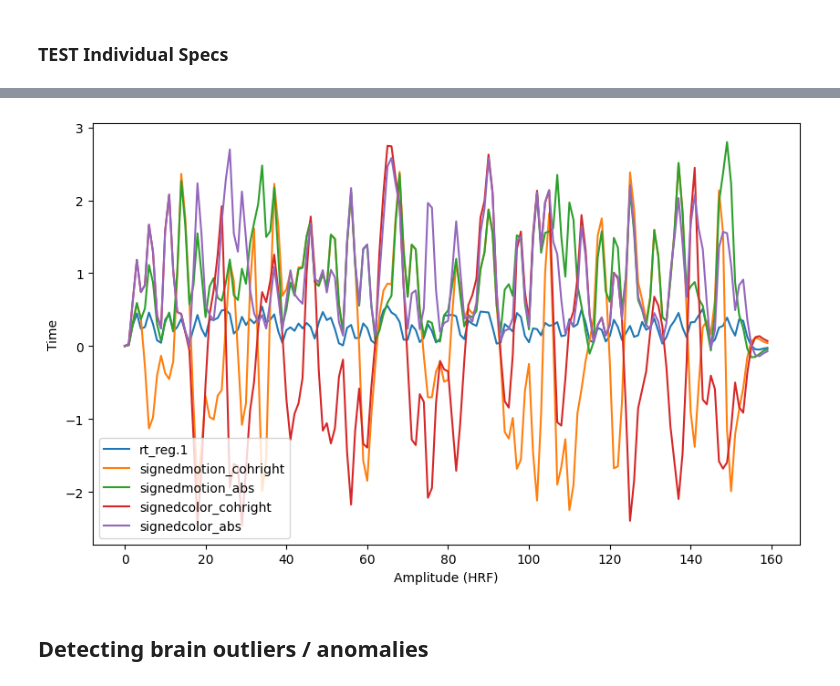
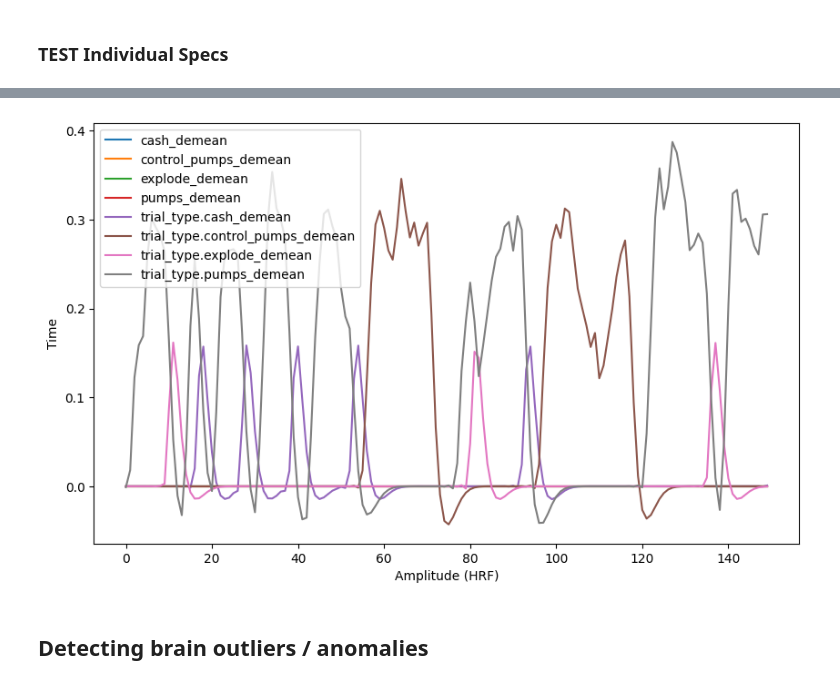
Before and after one commit to lobennett/openneuro_glmfitlins, a Jupyter notebook: scripts/jupyter_notebooks/transformations.ipynb, the cells around one changed output, grey strips where cells are left out. Drawn from its saved outputs; the diff is of its cells as text; code cells hidden in the pictures.

```diff
--- a/scripts/jupyter_notebooks/transformations.ipynb
+++ b/scripts/jupyter_notebooks/transformations.ipynb
@@ -1912,17 +1813,17 @@ plot_design_matrix(outputs[0].X)
 # %%
 plt.figure(figsize=(10, 6))
 columns_to_plot = ['rt_reg.1', 'signedmotion_cohright', 'signedmotion_abs', 'signedcolor_cohright','signedcolor_abs', ]
-data_to_plot = outputs[0].X[0:300]
+data_to_plot = outputs[0].X[0:150]
 
-for i, col in enumerate(columns_to_plot):
+for i, col in enumerate(outputs[0].X.columns.difference(['intercept'])):
     plt.plot(data_to_plot[col], label=col)
 
 plt.xlabel('Amplitude (HRF)')
 plt.ylabel('Time')
 plt.legend()
 plt.show()
 # %% [output]
-[figure, old version]
+[figure, new version]
 # %% [markdown]
 ## Detecting brain outliers / anomalies
 # %%
```
Also changed, not shown: parts of 5 cells of this notebook, 33 other files.
